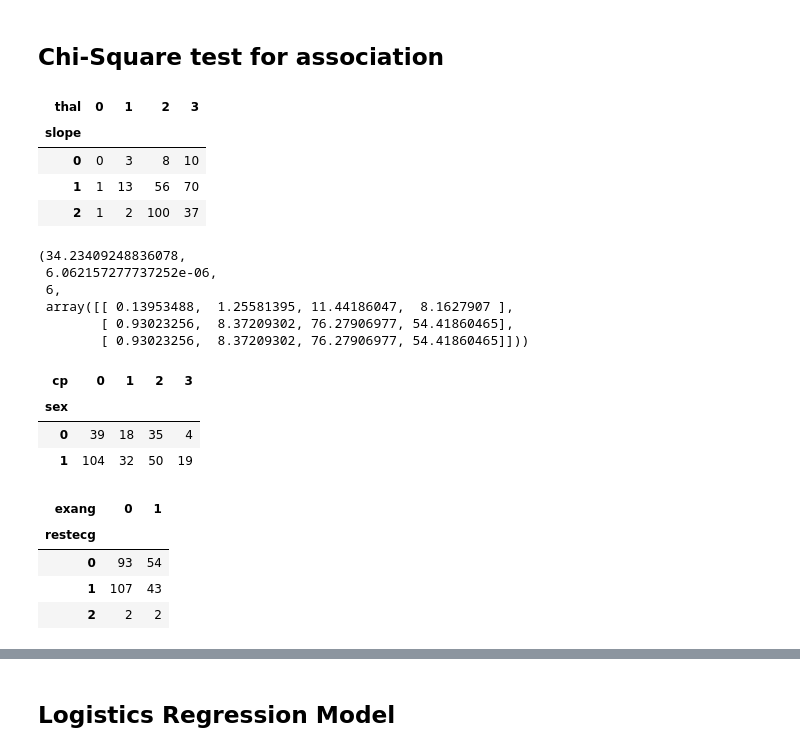
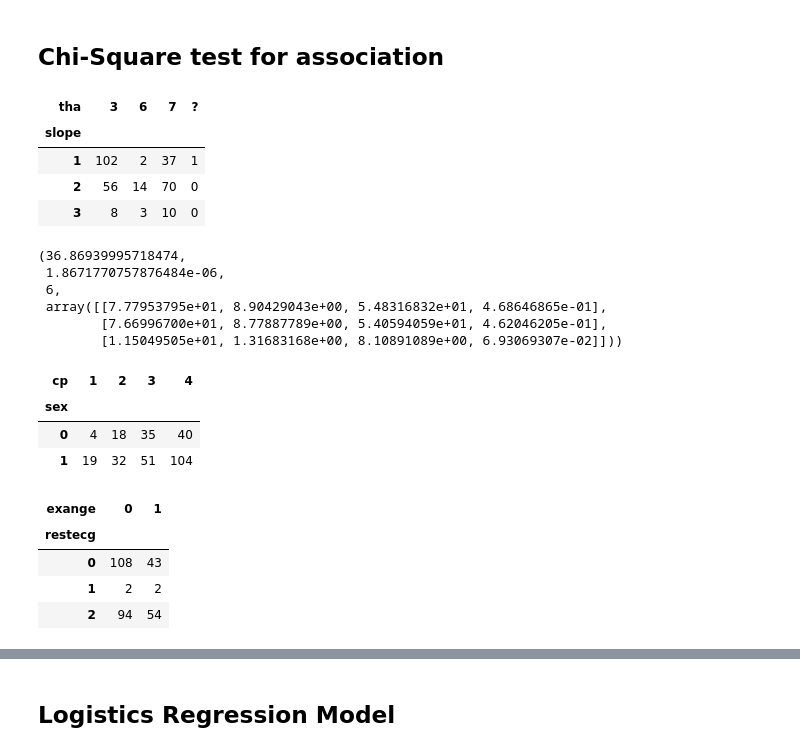
Before and after one commit to mayuri3399/Mobile-Price-Range, a Jupyter notebook: PROJECT_ANALYSIS.ipynb, the cells around one changed output, grey strips where cells are left out. Cells and saved outputs as stored; diff of their text form; code cells hidden in the pictures.

```diff
--- a/PROJECT_ANALYSIS.ipynb
+++ b/PROJECT_ANALYSIS.ipynb
@@ -4,6 +4,6 @@ import seaborn as sns
 import matplotlib.pyplot as plt
 import numpy as np
 # %%
-hdf=pd.read_csv("HeartNew.csv")
+hdf=pd.read_csv("HeartData.csv")
 hdf
 # %% [output]
@@ -22,4 +22 @@ hdf
 303 rows × 14 columns
-# %%
-hdf.drop_duplicates(keep=False,inplace=True)
-hdf
@@ -78,47 +61,47 @@ plt.show()
 ## Chi-Square test for association
 # %%
 # Contingency Table of slope and thal
-contTable=pd.crosstab(index=hdf['slope'],columns=hdf['thal'])
+contTable=pd.crosstab(index=hdf['slope'],columns=hdf['tha'])
 contTable
 # %% [output]
-| thal | 0 | 1 | 2 | 3 |
+| tha | 3 | 6 | 7 | ? |
 | slope |  |  |  |  |
-| 0 | 0 | 3 | 8 | 10 |
-| 1 | 1 | 13 | 56 | 70 |
-| 2 | 1 | 2 | 100 | 37 |
+| 1 | 102 | 2 | 37 | 1 |
+| 2 | 56 | 14 | 70 | 0 |
+| 3 | 8 | 3 | 10 | 0 |
 # %%
 # Chi-square test for independence of slope and thal
 import scipy.stats as st
 st.chi2_contingency(contTable)
 # %% [output]
-(34.23409248836078,
- 6.062157277737252e-06,
+(36.86939995718474,
+ 1.8671770757876484e-06,
  6,
- array([[ 0.13953488,  1.25581395, 11.44186047,  8.1627907 ],
-        [ 0.93023256,  8.37209302, 76.27906977, 54.41860465],
-        [ 0.93023256,  8.37209302, 76.27906977, 54.41860465]]))
+ array([[7.77953795e+01, 8.90429043e+00, 5.48316832e+01, 4.68646865e-01],
+        [7.66996700e+01, 8.77887789e+00, 5.40594059e+01, 4.62046205e-01],
+        [1.15049505e+01, 1.31683168e+00, 8.10891089e+00, 6.93069307e-02]]))
 # %%
 # Pvalue<0.05: Reject Ho i.e. There is association between slope and thal
 # %%
 contTable1=pd.crosstab(index=hdf['sex'],columns=hdf['cp'])
 contTable1
 # %% [output]
-| cp | 0 | 1 | 2 | 3 |
+| cp | 1 | 2 | 3 | 4 |
 | sex |  |  |  |  |
-| 0 | 39 | 18 | 35 | 4 |
-| 1 | 104 | 32 | 50 | 19 |
+| 0 | 4 | 18 | 35 | 40 |
+| 1 | 19 | 32 | 51 | 104 |
 # %%
 # Chi-square test for independence of sex and cp
 #st.chi2_contingency(contTable1)
 # %%
-contTable2=pd.crosstab(index=hdf['restecg'],columns=hdf['exang'])
+contTable2=pd.crosstab(index=hdf['restecg'],columns=hdf['exange'])
 contTable2
 # %% [output]
-| exang | 0 | 1 |
+| exange | 0 | 1 |
 | restecg |  |  |
-| 0 | 93 | 54 |
-| 1 | 107 | 43 |
-| 2 | 2 | 2 |
+| 0 | 108 | 43 |
+| 1 | 2 | 2 |
+| 2 | 94 | 54 |
 # %%
 # Chi-square test for independence of restecg and exang
 st.chi2_contingency(contTable2)
```
Also changed, not shown: parts of 24 cells of this notebook.
